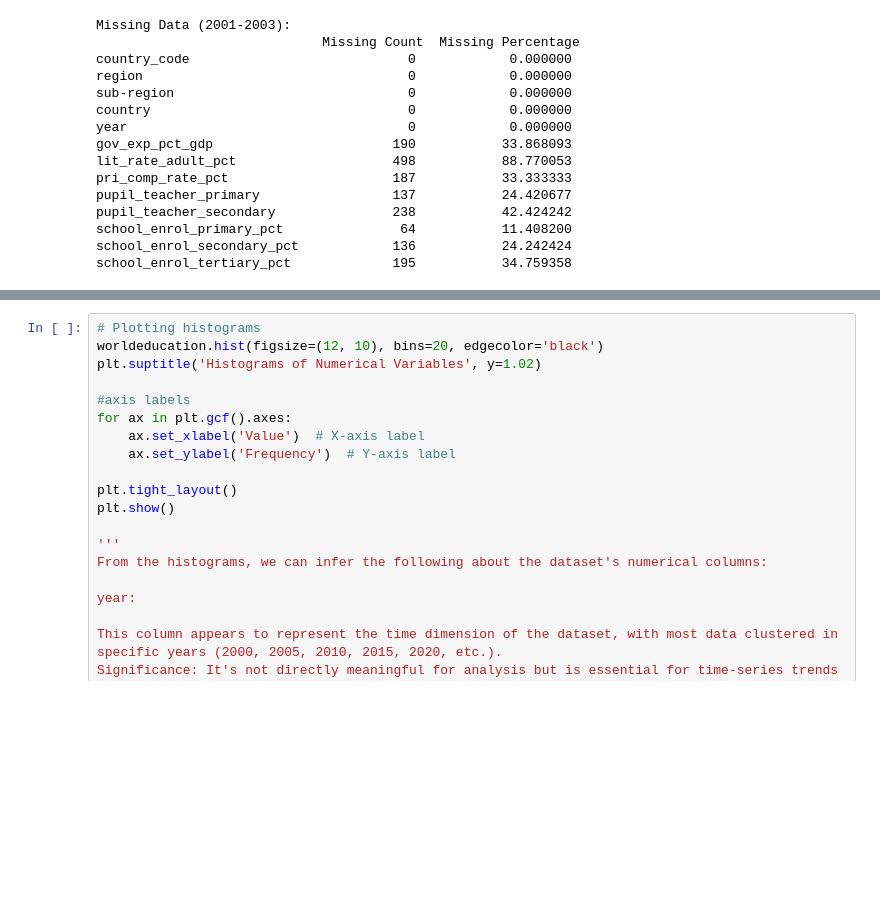
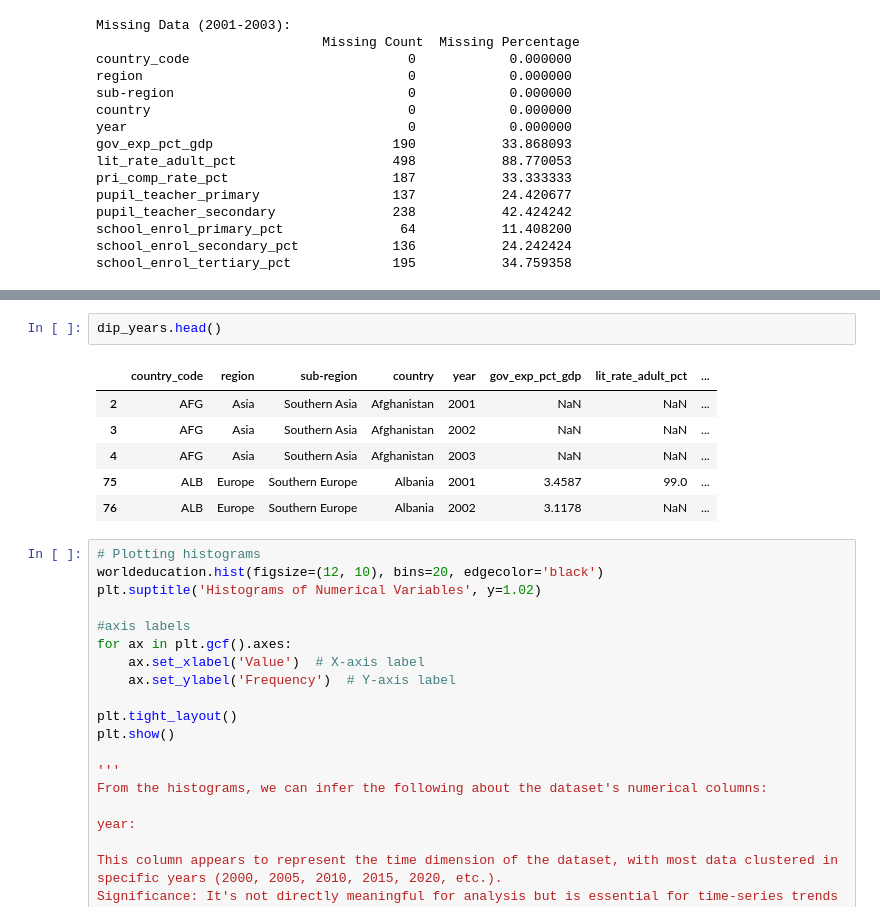
Before and after one commit to uyehaa/WorldEducation-Project, a Jupyter notebook: WorldEducation/worldeducation.ipynb, the cells around one changed output, grey strips where cells are left out. Cells and saved outputs as stored; diff of their text form; blank space fills up the shorter version.

```diff
--- a/WorldEducation/worldeducation.ipynb
+++ b/WorldEducation/worldeducation.ipynb
@@ -293,3 +273,12 @@ plt.show()
+# %%
+dip_years.head()
+# %% [output]
+|  | country_code | region | sub-region | country | year | gov_exp_pct_gdp | lit_rate_adult_pct | ... |
+| 2 | AFG | Asia | Southern Asia | Afghanistan | 2001 | NaN | NaN | ... |
+| 3 | AFG | Asia | Southern Asia | Afghanistan | 2002 | NaN | NaN | ... |
+| 4 | AFG | Asia | Southern Asia | Afghanistan | 2003 | NaN | NaN | ... |
+| 75 | ALB | Europe | Southern Europe | Albania | 2001 | 3.4587 | 99.0 | ... |
+| 76 | ALB | Europe | Southern Europe | Albania | 2002 | 3.1178 | NaN | ... |
 # %%
 # Plotting histograms
 worldeducation.hist(figsize=(12, 10), bins=20, edgecolor='black')
```
Also changed, not shown: parts of 5 cells of this notebook.
